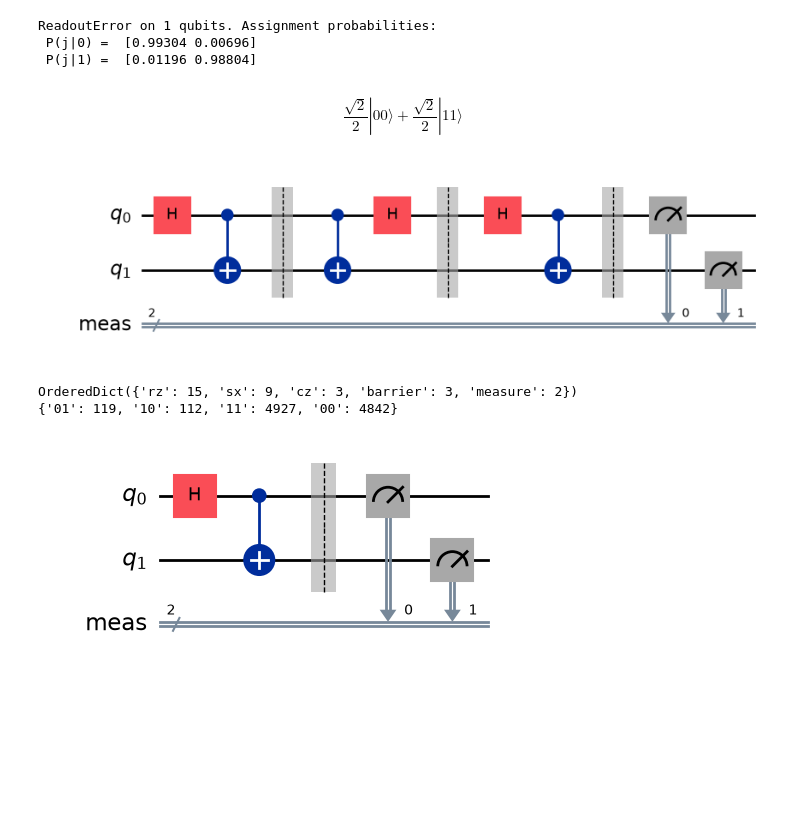
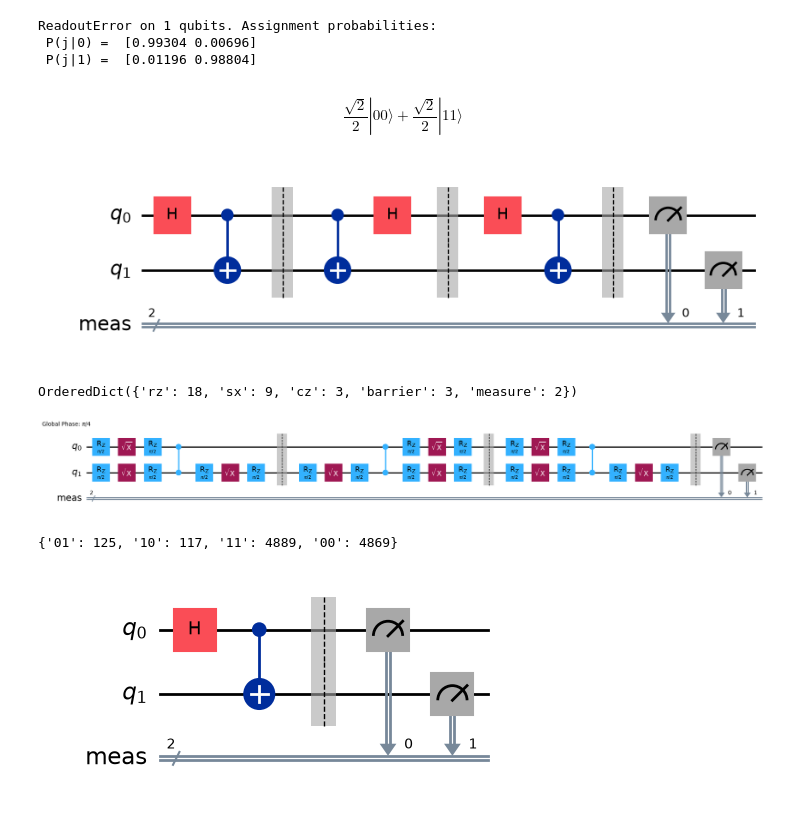
Before and after one commit to rlaxpdk/3rd_Year_Individual_Project, a Jupyter notebook: Noise_model.ipynb, the cells around one changed output. Saved outputs shown, nothing was run; the diff lists cells and outputs as text; code cells hidden in the pictures; blank space fills up the shorter version.

```diff
--- a/Noise_model.ipynb
+++ b/Noise_model.ipynb
@@ -192,35 +189,37 @@ ReadoutError on 1 qubits. Assignment probabilities:
 # %%
 from qiskit import QuantumCircuit
 from qiskit.quantum_info import Statevector
 from qiskit import transpile
 
 sim_noise = AerSimulator(noise_model=noise_model)
 
 multiple_gate = QuantumCircuit(2)
 multiple_gate.h(0)
 multiple_gate.cx(0, 1)
 multiple_gate.barrier()
 
 sv = Statevector.from_instruction(multiple_gate)
 multiple_gate.cx(0,1)
 multiple_gate.h(0)
 multiple_gate.barrier()
 
 multiple_gate.h(0)
 multiple_gate.cx(0,1)
 
 sv = Statevector.from_instruction(multiple_gate)
 display(sv.draw("latex"))
 multiple_gate.measure_all()
 display(multiple_gate.draw("mpl"))
-tqc = transpile(multiple_gate, basis_gates=["cz", "sx", "rz", "x", "id"])
+tqc = transpile(multiple_gate, basis_gates=["cz", "sx", "rz", "x", "id"], optimization_level=0)
 print(tqc.count_ops())
+display(tqc.draw("mpl", fold=-1))
 print(sim_noise.run(tqc, shots=10000).result().get_counts())
 # %% [output]
 $$\frac{\sqrt{2}}{2} |00\rangle+\frac{\sqrt{2}}{2} |11\rangle$$
 [figure]
-OrderedDict({'rz': 15, 'sx': 9, 'cz': 3, 'barrier': 3, 'measure': 2})
-{'01': 119, '10': 112, '11': 4927, '00': 4842}
+OrderedDict({'rz': 18, 'sx': 9, 'cz': 3, 'barrier': 3, 'measure': 2})
+[figure, added]
+{'01': 125, '10': 117, '11': 4889, '00': 4869}
 # %%
 
 comparison = QuantumCircuit(2)
```
Also changed, not shown: parts of 4 cells of this notebook, 2 other files.
